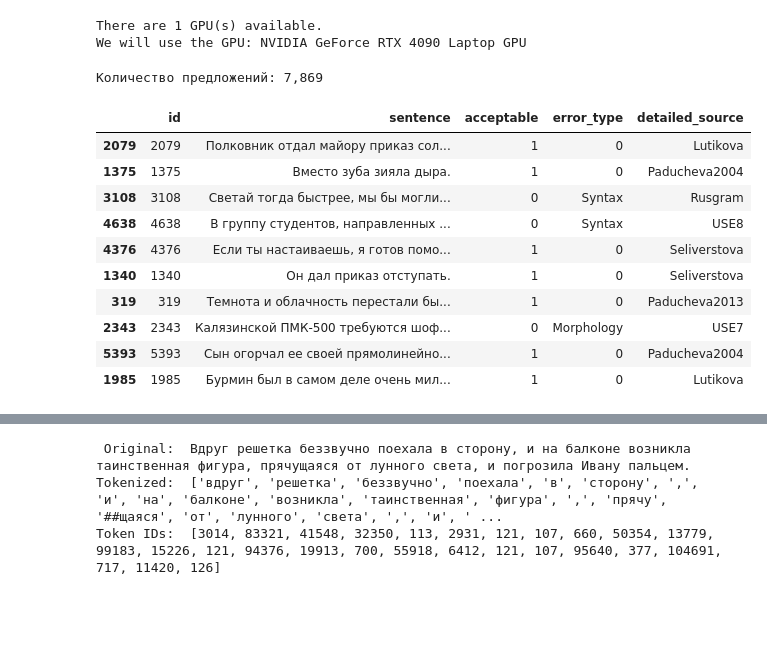
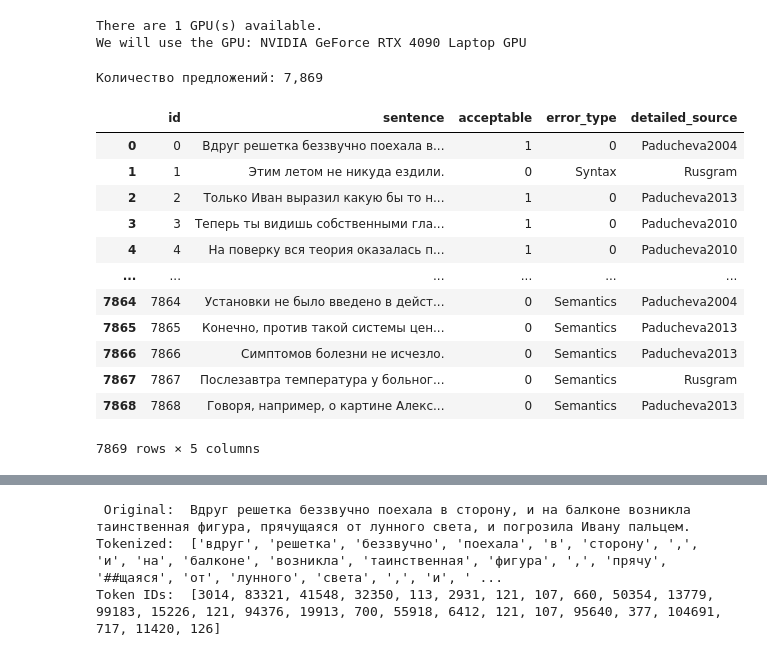
Before and after one commit to ruslankarim/otus, a Jupyter notebook: 18. Практическое занятие работа с предобученными языковыми моделями на практическом примере/homework_4.ipynb, the cells around one changed output, grey strips where cells are left out. Drawn from its saved outputs; the diff is of its cells as text; code cells hidden in the pictures; blank space fills up the shorter version.

```diff
--- a/18. Практическое занятие работа с предобученными языковыми моделями на практическом примере/homework_4.ipynb
+++ b/18. Практическое занятие работа с предобученными языковыми моделями на практическом примере/homework_4.ipynb
@@ -19,24 +19,27 @@ We will use the GPU: NVIDIA GeForce RTX 4090 Laptop GPU
 # %%
 import pandas as pd
 
 df = pd.read_csv("./in_domain_train.csv", delimiter=',')
 
 print('Количество предложений: {:,}\n'.format(df.shape[0]))
 
 df.sample(10)
+df
 # %% [output]
 Количество предложений: 7,869
 |  | id | sentence | acceptable | error_type | detailed_source |
-| 2079 | 2079 | Полковник отдал майору приказ сол... | 1 | 0 | Lutikova |
-| 1375 | 1375 | Вместо зуба зияла дыра. | 1 | 0 | Paducheva2004 |
-| 3108 | 3108 | Светай тогда быстрее, мы бы могли... | 0 | Syntax | Rusgram |
-| 4638 | 4638 | В группу студентов, направленных ... | 0 | Syntax | USE8 |
-| 4376 | 4376 | Если ты настаиваешь, я готов помо... | 1 | 0 | Seliverstova |
-| 1340 | 1340 | Он дал приказ отступать. | 1 | 0 | Seliverstova |
-| 319 | 319 | Темнота и облачность перестали бы... | 1 | 0 | Paducheva2013 |
-| 2343 | 2343 | Калязинской ПМК-500 требуются шоф... | 0 | Morphology | USE7 |
-| 5393 | 5393 | Сын огорчал ее своей прямолинейно... | 1 | 0 | Paducheva2004 |
-| 1985 | 1985 | Бурмин был в самом деле очень мил... | 1 | 0 | Lutikova |
+| 0 | 0 | Вдруг решетка беззвучно поехала в... | 1 | 0 | Paducheva2004 |
+| 1 | 1 | Этим летом не никуда ездили. | 0 | Syntax | Rusgram |
+| 2 | 2 | Только Иван выразил какую бы то н... | 1 | 0 | Paducheva2013 |
+| 3 | 3 | Теперь ты видишь собственными гла... | 1 | 0 | Paducheva2010 |
+| 4 | 4 | На поверку вся теория оказалась п... | 1 | 0 | Paducheva2010 |
+| ... | ... | ... | ... | ... | ... |
+| 7864 | 7864 | Установки не было введено в дейст... | 0 | Semantics | Paducheva2004 |
+| 7865 | 7865 | Конечно, против такой системы цен... | 0 | Semantics | Paducheva2013 |
+| 7866 | 7866 | Симптомов болезни не исчезло. | 0 | Semantics | Paducheva2013 |
+| 7867 | 7867 | Послезавтра температура у больног... | 0 | Semantics | Rusgram |
+| 7868 | 7868 | Говоря, например, о картине Алекс... | 0 | Semantics | Paducheva2013 |
+7869 rows × 5 columns
 # %%
 df.loc[df.acceptable == 0].sample(5)[['sentence', 'acceptable']]
 # %% [output]
```
Also changed, not shown: parts of 21 cells of this notebook, 2 other files.
